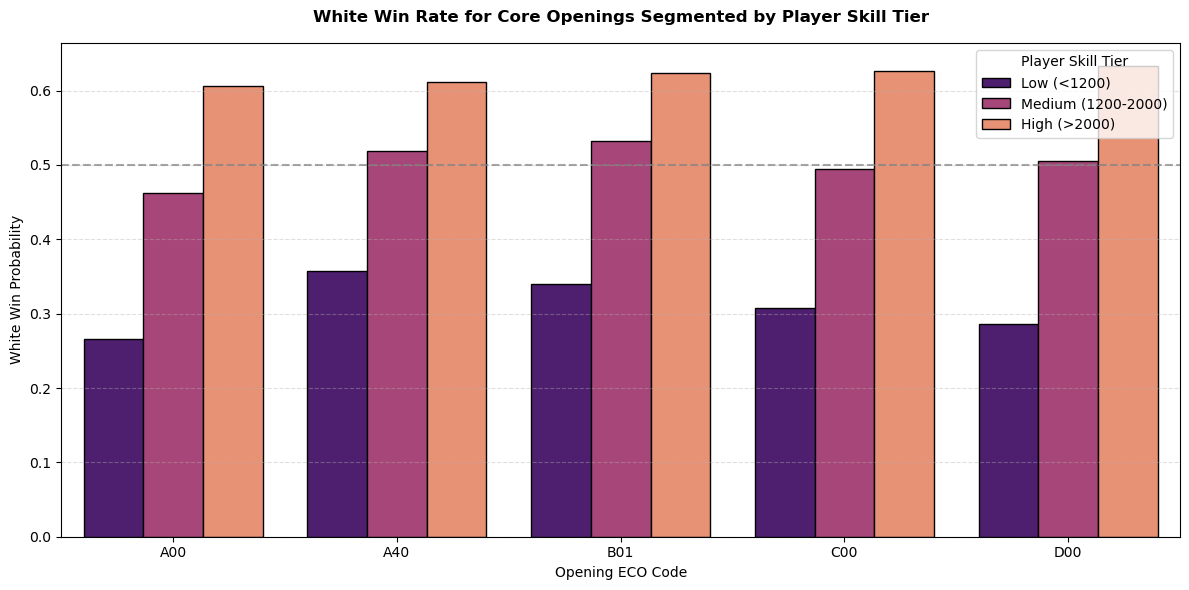
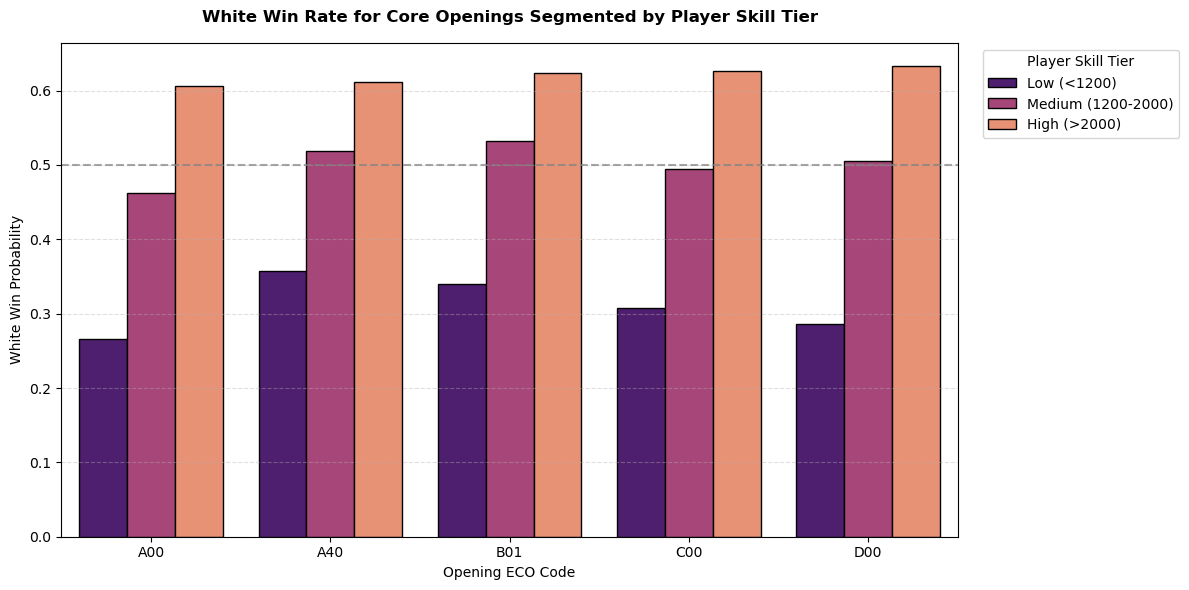
Code edit (unified diff) that turned the first committed figure into the second:
--- before
+++ after
@@ -27,5 +27,5 @@
 plt.ylabel('White Win Probability', fontsize=10)
 plt.grid(axis='y', linestyle='--', alpha=0.4)
-plt.legend(title='Player Skill Tier')
+plt.legend(title='Player Skill Tier', bbox_to_anchor=(1.02, 1), loc='upper left')
 plt.tight_layout()
 plt.show()

Commit: Complete EDA notebook